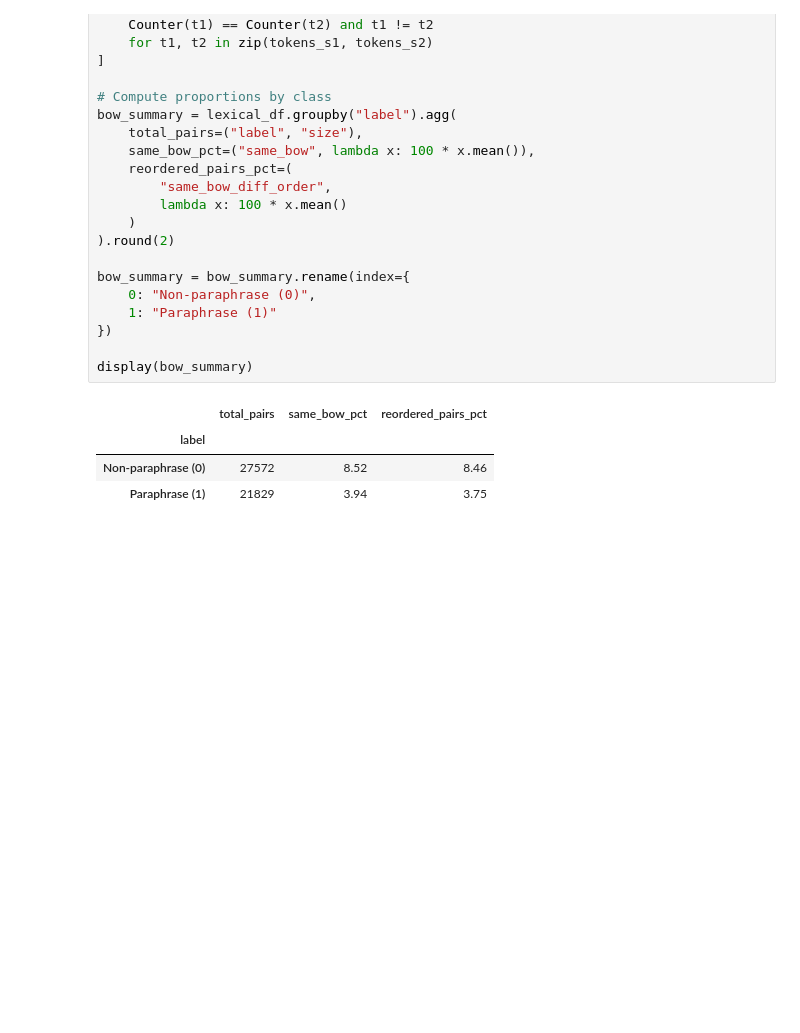
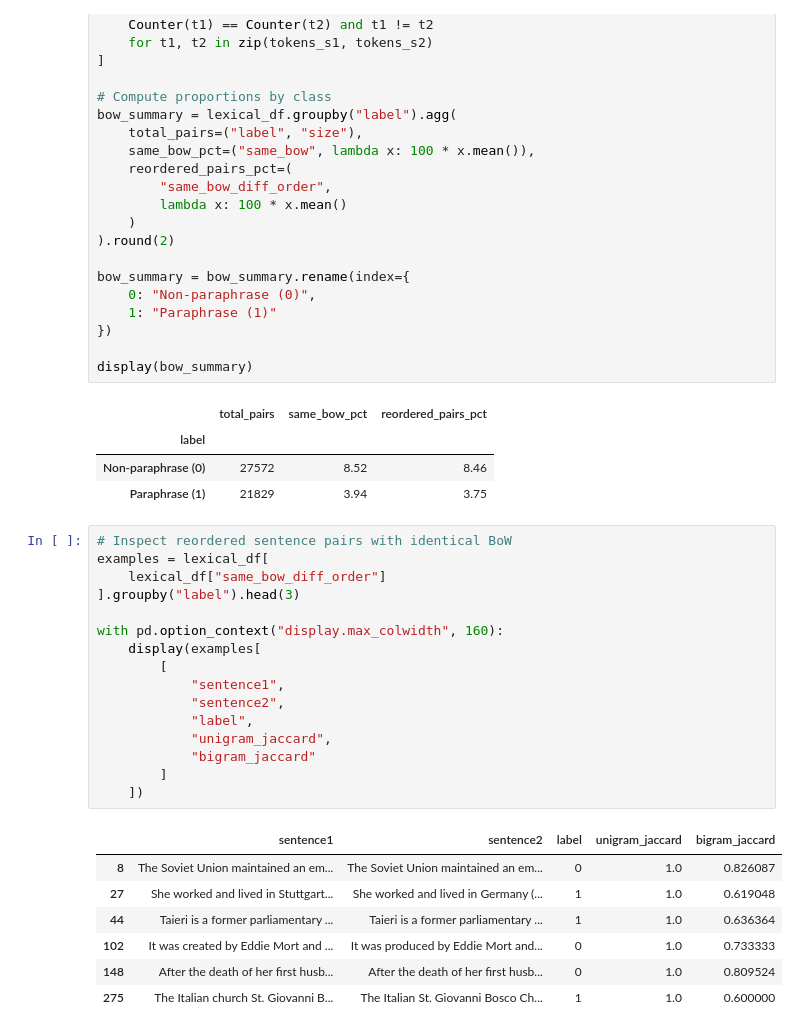
Before and after one commit to nuriallfe/nlp1, a Jupyter notebook: data_exploration.ipynb, the cells around one changed output. Cells and saved outputs as stored; diff of their text form; blank space fills up the shorter version.

```diff
--- a/data_exploration.ipynb
+++ b/data_exploration.ipynb
@@ -293,3 +293,27 @@ display(bow_summary)
 | label |  |  |  |
 | Non-paraphrase (0) | 27572 | 8.52 | 8.46 |
 | Paraphrase (1) | 21829 | 3.94 | 3.75 |
+# %%
+# Inspect reordered sentence pairs with identical BoW
+examples = lexical_df[
+    lexical_df["same_bow_diff_order"]
+].groupby("label").head(3)
+
+with pd.option_context("display.max_colwidth", 160):
+    display(examples[
+        [
+            "sentence1",
+            "sentence2",
+            "label",
+            "unigram_jaccard",
+            "bigram_jaccard"
+        ]
+    ])
+# %% [output]
+|  | sentence1 | sentence2 | label | unigram_jaccard | bigram_jaccard |
+| 8 | The Soviet Union maintained an em... | The Soviet Union maintained an em... | 0 | 1.0 | 0.826087 |
+| 27 | She worked and lived in Stuttgart... | She worked and lived in Germany (... | 1 | 1.0 | 0.619048 |
+| 44 | Taieri is a former parliamentary ... | Taieri is a former parliamentary ... | 1 | 1.0 | 0.636364 |
+| 102 | It was created by Eddie Mort and ... | It was produced by Eddie Mort and... | 0 | 1.0 | 0.733333 |
+| 148 | After the death of her first husb... | After the death of her first husb... | 0 | 1.0 | 0.809524 |
+| 275 | The Italian church St. Giovanni B... | The Italian St. Giovanni Bosco Ch... | 1 | 1.0 | 0.600000 |
```
Also changed, not shown: parts of 15 cells of this notebook.
